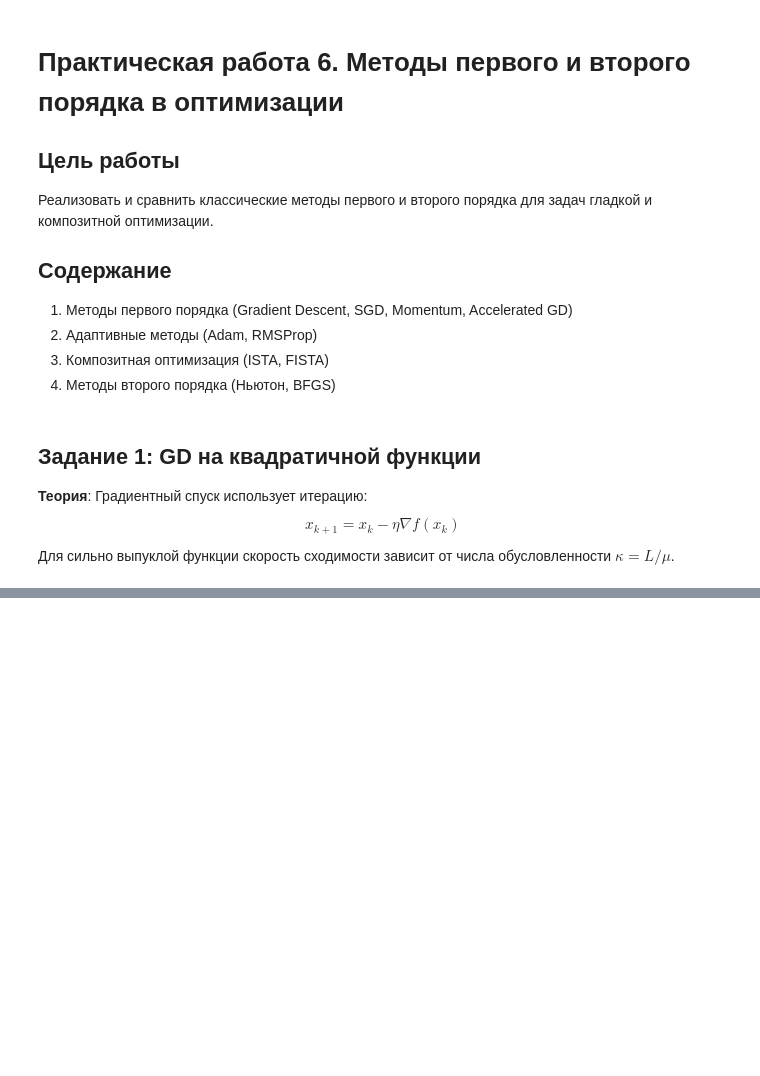
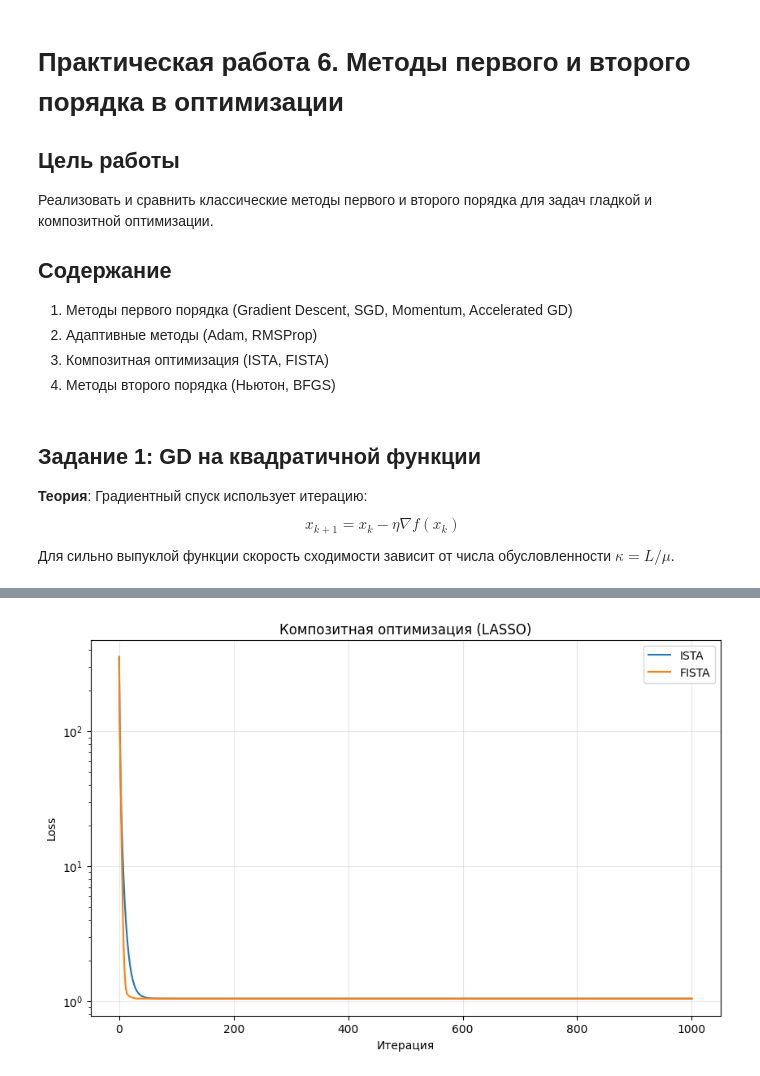
Before and after one commit to EasyLim/mllabs, a Jupyter notebook: lab6.ipynb, the cells around one changed output, grey strips where cells are left out. Cells and saved outputs as stored; diff of their text form; code cells hidden in the pictures; blank space fills up the shorter version.

```diff
--- a/lab6.ipynb
+++ b/lab6.ipynb
@@ -112,0 +328,83 @@ for eta in learning_rates:
+# %%
+# Задание 4: Композитная оптимизация
+# Задача LASSO: min_x 1/2 ||Ax - b||^2 + lambda ||x||_1
+
+# Создание синтетических данных
+np.random.seed(42)
+n, p = 100, 50
+A = np.random.randn(n, p)
+x_true = np.zeros(p)
+x_true[:10] = np.random.randn(10)  # Разреженный вектор
+b = A @ x_true + 0.1 * np.random.randn(n)
+
+# Функции для LASSO
+def lasso_loss(x, A, b, lam):
+    return 0.5 * np.linalg.norm(A @ x - b)**2 + lam * np.linalg.norm(x, 1)
+
+def lasso_grad(x, A, b):
+    return A.T @ (A @ x - b)
+
+def soft_threshold(x, threshold):
+    return np.sign(x) * np.maximum(np.abs(x) - threshold, 0)
+
+def ista(A, b, lam, x0, eta, max_iters=1000, tol=1e-6):
+    x = x0.copy()
+    losses = [lasso_loss(x, A, b, lam)]
+    L = np.linalg.norm(A, 2)**2  # Lipschitz constant
+    for k in range(max_iters):
+        grad = lasso_grad(x, A, b)
+        x = soft_threshold(x - eta * grad, eta * lam)
+        loss = lasso_loss(x, A, b, lam)
+        losses.append(loss)
+        if np.linalg.norm(grad) < tol:
+            break
+    return x, losses
+
+def fista(A, b, lam, x0, eta, max_iters=1000, tol=1e-6):
+    x = x0.copy()
+    y = x0.copy()
+    t = 1
+    losses = [lasso_loss(x, A, b, lam)]
+    L = np.linalg.norm(A, 2)**2
+    for k in range(max_iters):
+        x_old = x.copy()
+        grad = lasso_grad(y, A, b)
+        x = soft_threshold(y - eta * grad, eta * lam)
+        t_new = (1 + np.sqrt(1 + 4 * t**2)) / 2
+        y = x + (t - 1) / t_new * (x - x_old)
+        t = t_new
+        loss = lasso_loss(x, A, b, lam)
+        losses.append(loss)
+        if np.linalg.norm(grad) < tol:
+            break
+    return x, losses
+
+# Запуск методов
+x0 = np.zeros(p)
+lam = 0.1
+eta = 1 / (np.linalg.norm(A, 2)**2)
+
+composite_methods = {
+    'ISTA': lambda: ista(A, b, lam, x0, eta),
+    'FISTA': lambda: fista(A, b, lam, x0, eta)
+}
+
+composite_results = {}
+for name, method in composite_methods.items():
+    x_opt, losses = method()
+    composite_results[name] = losses
+    mse = np.linalg.norm(x_opt - x_true)**2 / p
+    sparsity = np.mean(np.abs(x_opt) < 1e-3)
+    print(f"{name}: MSE = {mse:.4f}, Sparsity = {sparsity:.3f}")
+
+# Визуализация
+plt.figure(figsize=(10, 6))
+for name, losses in composite_results.items():
+    plt.semilogy(losses, label=name)
+plt.xlabel('Итерация')
+plt.ylabel('Loss')
+plt.title('Композитная оптимизация (LASSO)')
+plt.legend()
+plt.grid(True, alpha=0.3)
+plt.show()
+# %% [output]
@@ -112,0 +413 @@ for eta in learning_rates:
+[figure, added]
```
Also changed, not shown: parts of 9 cells of this notebook.
